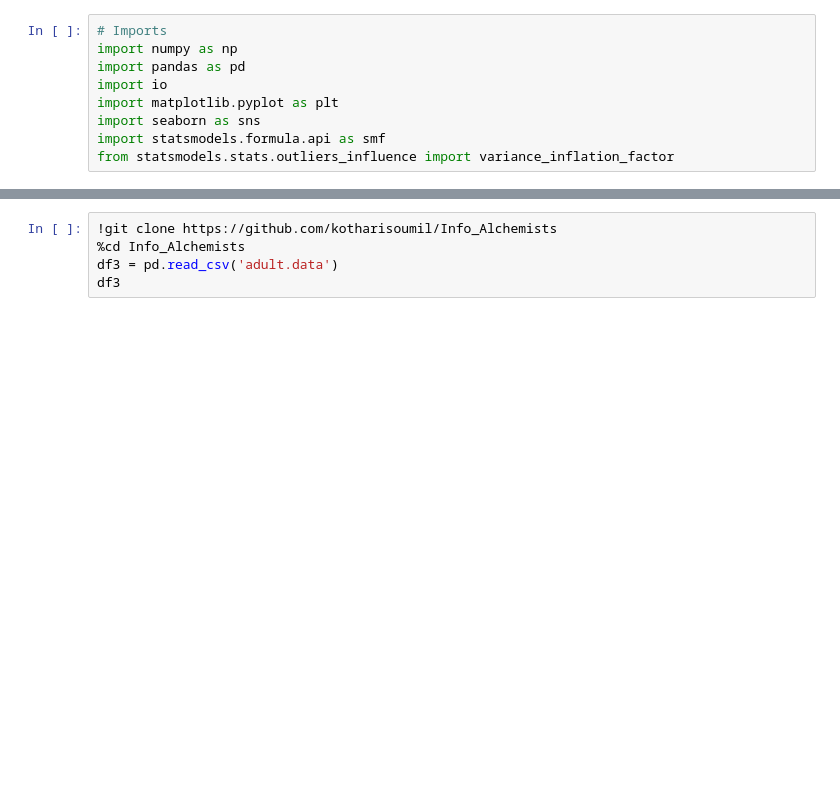
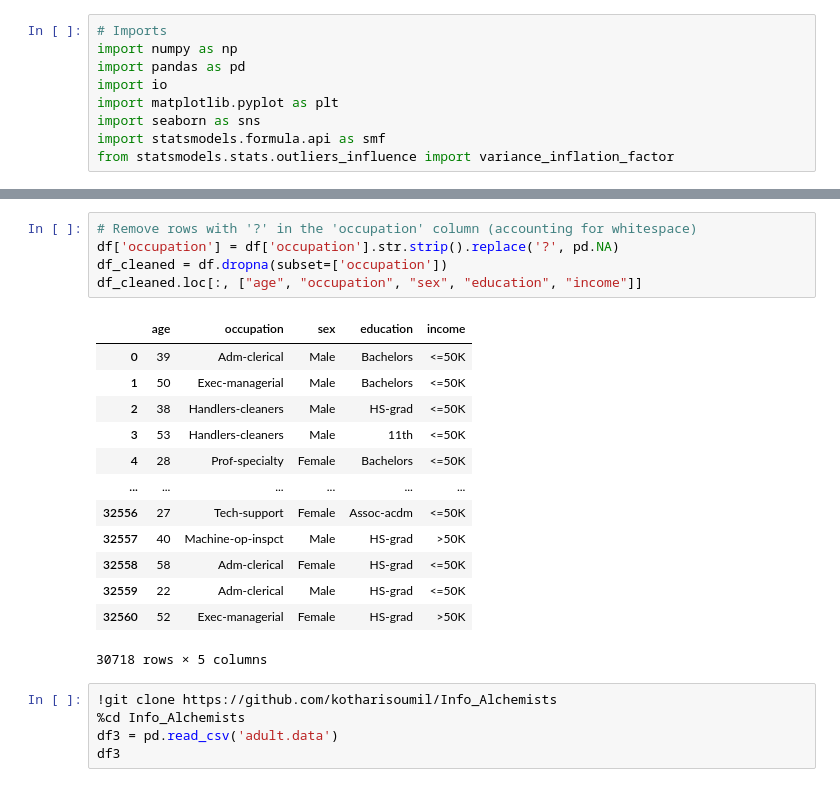
Before and after one commit to kotharisoumil/Info_Alchemists, a Jupyter notebook: DTSC_1302_Group_20_Project.ipynb, the cells around one changed output, grey strips where cells are left out. Cells and saved outputs as stored; diff of their text form; blank space fills up the shorter version.

Commit message:
Cleaned Data

```diff
--- a/DTSC_1302_Group_20_Project.ipynb
+++ b/DTSC_1302_Group_20_Project.ipynb
@@ -45,3 +59,22 @@ Total '?' in dataset: 4262
+# %%
+# Remove rows with '?' in the 'occupation' column (accounting for whitespace)
+df['occupation'] = df['occupation'].str.strip().replace('?', pd.NA)
+df_cleaned = df.dropna(subset=['occupation'])
+df_cleaned.loc[:, ["age", "occupation", "sex", "education", "income"]]
+# %% [output]
+|  | age | occupation | sex | education | income |
+| 0 | 39 | Adm-clerical | Male | Bachelors | <=50K |
+| 1 | 50 | Exec-managerial | Male | Bachelors | <=50K |
+| 2 | 38 | Handlers-cleaners | Male | HS-grad | <=50K |
+| 3 | 53 | Handlers-cleaners | Male | 11th | <=50K |
+| 4 | 28 | Prof-specialty | Female | Bachelors | <=50K |
+| ... | ... | ... | ... | ... | ... |
+| 32556 | 27 | Tech-support | Female | Assoc-acdm | <=50K |
+| 32557 | 40 | Machine-op-inspct | Male | HS-grad | >50K |
+| 32558 | 58 | Adm-clerical | Female | HS-grad | <=50K |
+| 32559 | 22 | Adm-clerical | Male | HS-grad | <=50K |
+| 32560 | 52 | Exec-managerial | Female | HS-grad | >50K |
+30718 rows × 5 columns
 # %%
 !git clone https://github.com/kotharisoumil/Info_Alchemists
 %cd Info_Alchemists
```
Also changed, not shown: parts of 2 cells of this notebook.
